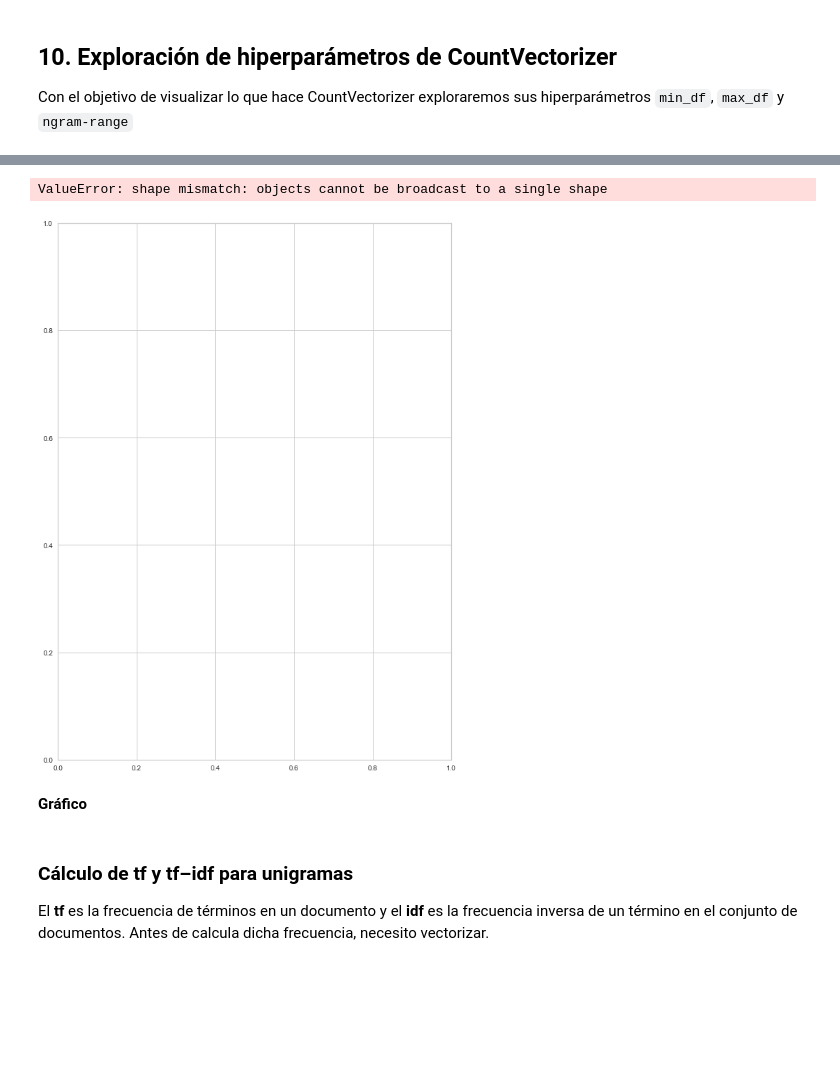
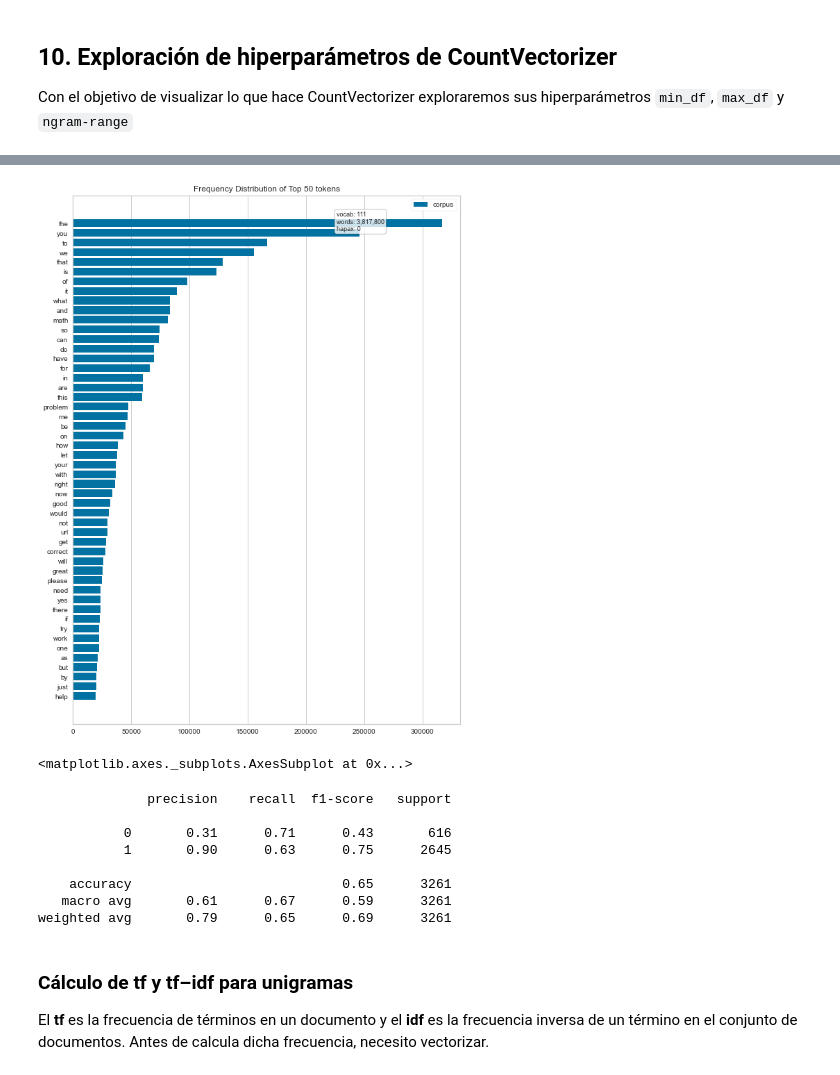
Before and after one commit to giannipablo/MentoriaDiploDatos2020, a Jupyter notebook: Practico_3y4_part_5.ipynb, the cells around one changed output, grey strips where cells are left out. Saved outputs shown, nothing was run; the diff lists cells and outputs as text; code cells hidden in the pictures; blank space fills up the shorter version.

```diff
--- a/Practico_3y4_part_5.ipynb
+++ b/Practico_3y4_part_5.ipynb
@@ -449,14 +464,29 @@ Dimensión de la matriz dispersa
 # %%
 plt.figure(figsize=(10,14))
 features = vectorizer_max.get_feature_names()
 visualizer = FreqDistVisualizer(features=features)
-visualizer.fit(X_5)
+visualizer.fit(X_max)
 visualizer.poof()
 # %% [output]
+[figure, new version]
-ValueError: shape mismatch: objects cannot be broadcast to a single shape
+<matplotlib.axes._subplots.AxesSubplot at 0x...>
-[figure, old version]
-# %% [markdown]
-**Gráfico**
+# %%
+# Predicción usando Naive Bayes
+X, y = X_max, df_y
+X_train, X_test, y_train, y_test = train_test_split(X, y, test_size=0.2, random_state=0)
+naive_bayes.fit(X_train, y_train)
+y_train_pred_NB = naive_bayes.predict(X_train)
+y_test_pred_NB = naive_bayes.predict(X_test)
+print(classification_report(y_test, y_test_pred_NB))
+# %% [output]
+              precision    recall  f1-score   support
+
+           0       0.31      0.71      0.43       616
+           1       0.90      0.63      0.75      2645
+
+    accuracy                           0.65      3261
+   macro avg       0.61      0.67      0.59      3261
+weighted avg       0.79      0.65      0.69      3261
 # %% [markdown]
 ### **Cálculo de tf y tf–idf para unigramas**
 
```
Also changed, not shown: parts of 17 cells of this notebook.
